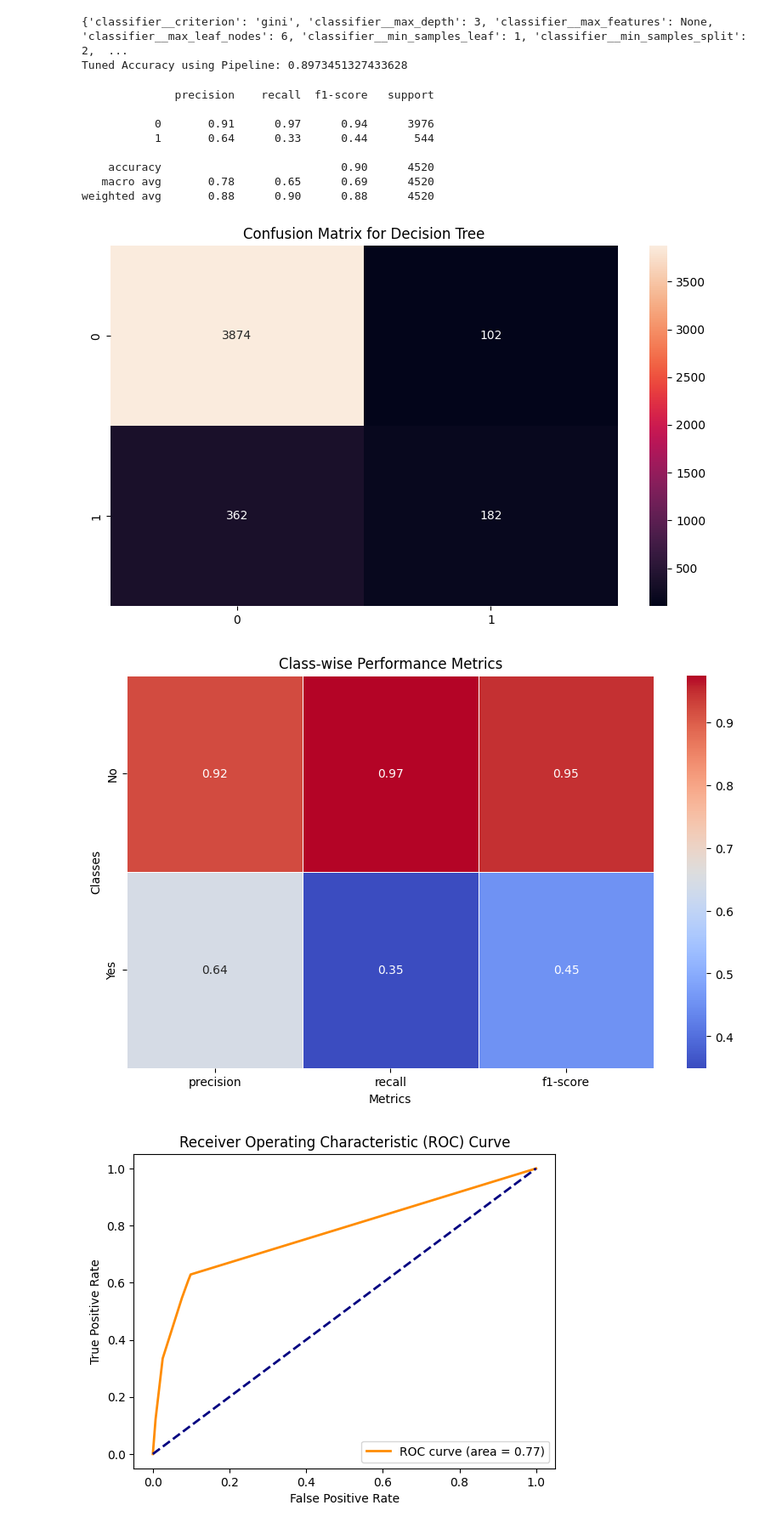
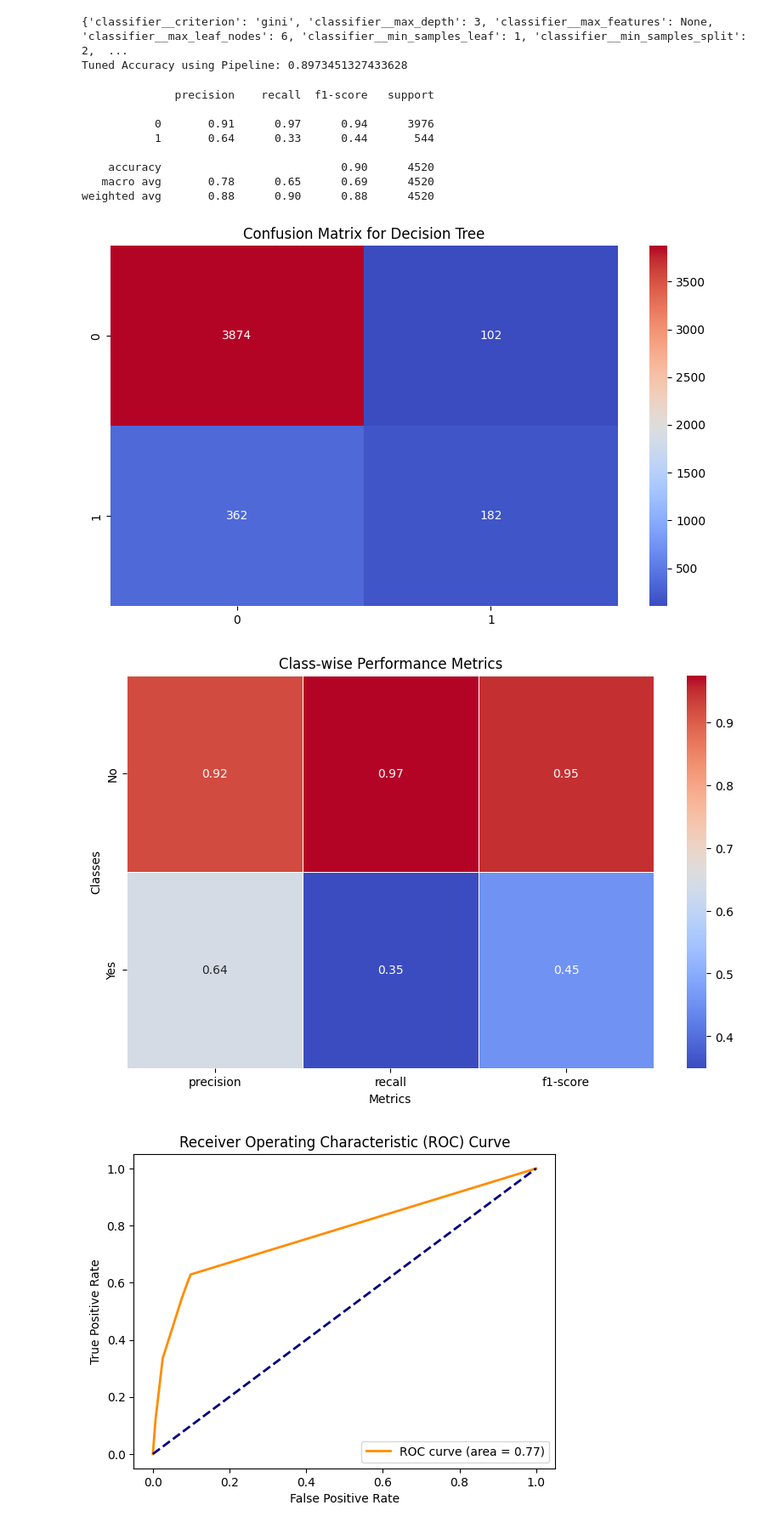
Before and after one commit to Alex-Mak-MCW/Deposit_Subcriptions_Predictions_Project, a Jupyter notebook: Codebase/codebase.ipynb, the cells around one changed output. Shown at 85% size. Cells and saved outputs as stored; diff of their text form; code cells hidden in the pictures.

Commit message:
Minor visualization fix

```diff
--- a/Codebase/codebase.ipynb
+++ b/Codebase/codebase.ipynb
@@ -546,35 +546,35 @@ print(DT_classification_report)
 # 7.2 Confusion matrix with seaborn heatmap
 DT_conf_matrix=confusion_matrix(y_test, DT_y_pred)
 # Seaborn heatmap
 plt.figure(figsize=(8,5))
-sns.heatmap(DT_conf_matrix, annot=True, fmt="d")
+sns.heatmap(DT_conf_matrix, annot=True, fmt="d", cmap='coolwarm')
 plt.title('Confusion Matrix for Decision Tree')
 plt.tight_layout()
 plt.savefig("DT_confusion_matrix.png")
 
 # 7.3 Visualize classification report better: Class-wise Performance Metrics
 DT_classification_report_2 = classification_report(y_test, DT_y_pred, output_dict=True)
 metrics = ['precision', 'recall', 'f1-score']
 class_metrics = {metric: [test_report[class_name][metric] for class_name in ['0','1']] for metric in metrics}
 
 # Create a heatmap
 plt.figure(figsize=(10, 6))
 sns.heatmap(data=pd.DataFrame(class_metrics, index=['No','Yes']), annot=True, cmap='coolwarm', fmt=".2f", linewidths=.5)
 plt.title('Class-wise Performance Metrics')
 plt.xlabel('Metrics')
 plt.ylabel('Classes')
 plt.savefig("DT_performance_metrics.png")
 plt.show()
 # %% [output]
               precision    recall  f1-score   support
 
            0       0.91      0.97      0.94      3976
            1       0.64      0.33      0.44       544
 
     accuracy                           0.90      4520
    macro avg       0.78      0.65      0.69      4520
 weighted avg       0.88      0.90      0.88      4520
-[figure, old version]
+[figure, new version]
 [figure]
 # %%
 # More visualization
```
Also changed, not shown: 1 other file.
